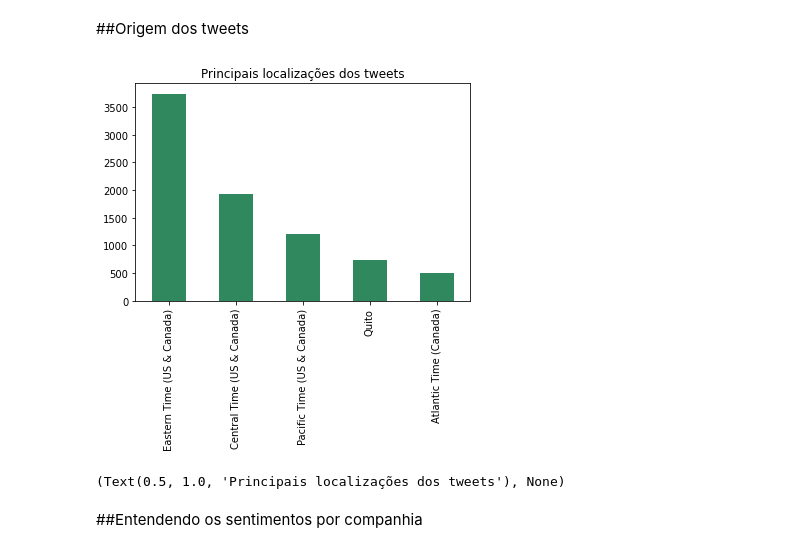
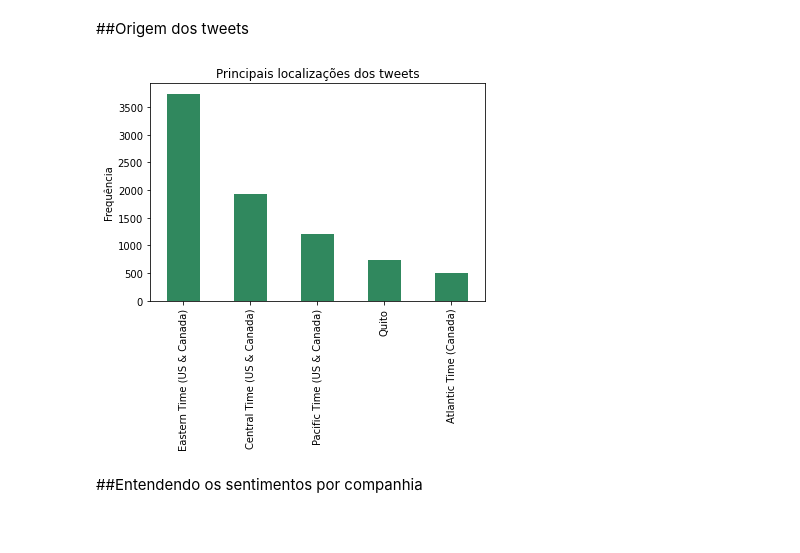
Before and after one commit to atmasuko/Intro-ao-Python, a Jupyter notebook: Trabalho_Prático_Parte_1_Grupo_X.ipynb, the cells around one changed output. Cells and saved outputs as stored; diff of their text form; code cells hidden in the pictures.

```diff
--- a/Trabalho_Prático_Parte_1_Grupo_X.ipynb
+++ b/Trabalho_Prático_Parte_1_Grupo_X.ipynb
@@ -163,11 +165,12 @@ A principal queixa dos usuários, de forma geral, envolve sobretudo questões de
 # %%
 # Utilizamos 'timezone' porque apresenta mais dados do que outras variáveis regionais
 cont = airline['user_timezone'].value_counts()[:5]
 cont.plot(kind='bar', color = '#30885E')
-plt.title('Principais localizações dos tweets'), plt.show()
+plt.title('Principais localizações dos tweets'),
+plt.ylabel('Frequência')
+plt.show()
 # %% [output]
-[figure, old version]
+[figure, new version]
-(Text(0.5, 1.0, 'Principais localizações dos tweets'), None)
 # %% [markdown]
 ##Entendendo os sentimentos por companhia
 # %%
```
Also changed, not shown: parts of 9 cells of this notebook.
